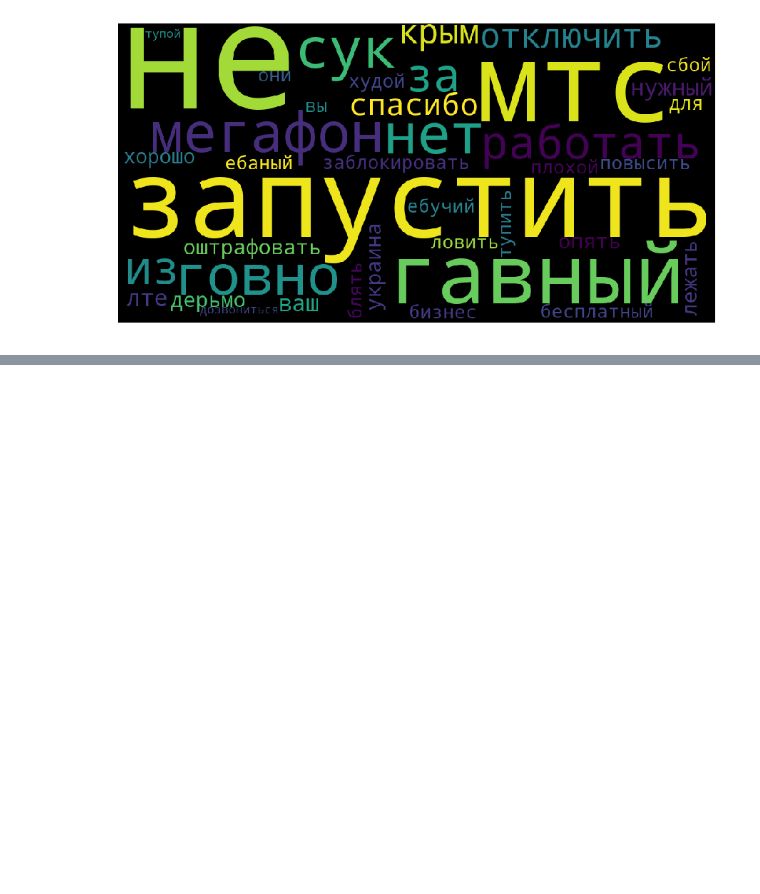
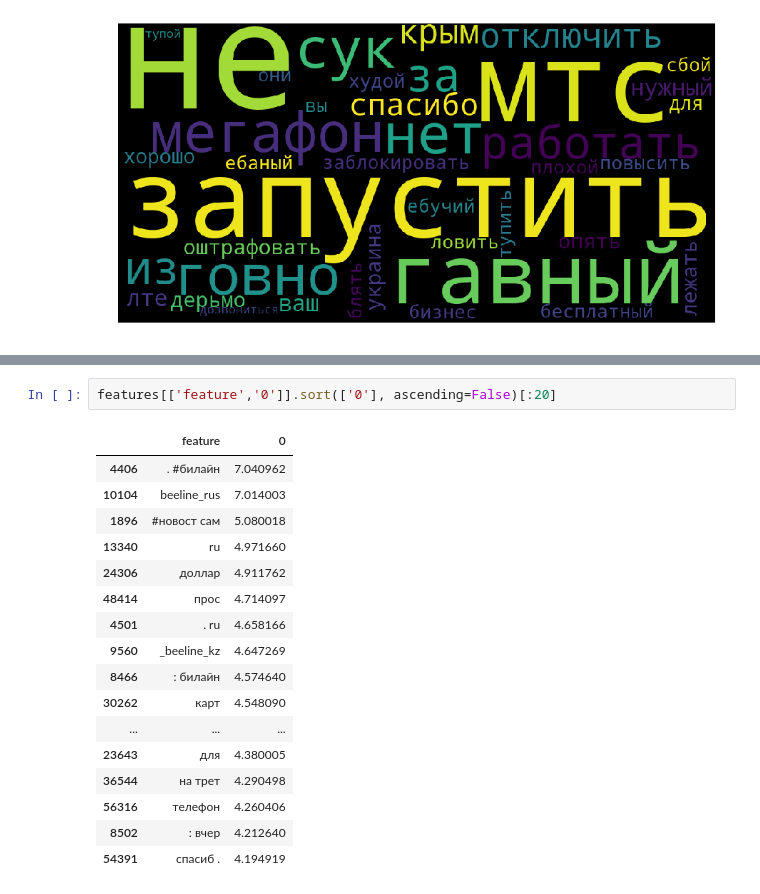
Before and after one commit to dkbrz/AOT_HW, a Jupyter notebook: HW_1/Preprocessing.ipynb, the cells around one changed output, grey strips where cells are left out. Saved outputs shown, nothing was run; the diff lists cells and outputs as text; blank space fills up the shorter version.

```diff
--- a/HW_1/Preprocessing.ipynb
+++ b/HW_1/Preprocessing.ipynb
@@ -720,0 +802,20 @@ plt.axis('off')
+# %%
+features[['feature','0']].sort(['0'], ascending=False)[:20]
+# %% [output]
+|  | feature | 0 |
+| 4406 | . #билайн | 7.040962 |
+| 10104 | beeline_rus | 7.014003 |
+| 1896 | #новост сам | 5.080018 |
+| 13340 | ru | 4.971660 |
+| 24306 | доллар | 4.911762 |
+| 48414 | прос | 4.714097 |
+| 4501 | . ru | 4.658166 |
+| 9560 | _beeline_kz | 4.647269 |
+| 8466 | : билайн | 4.574640 |
+| 30262 | карт | 4.548090 |
+| ... | ... | ... |
+| 23643 | для | 4.380005 |
+| 36544 | на трет | 4.290498 |
+| 56316 | телефон | 4.260406 |
+| 8502 | : вчер | 4.212640 |
+| 54391 | спасиб . | 4.194919 |
```
Also changed, not shown: parts of 24 cells of this notebook, 1 other file.
